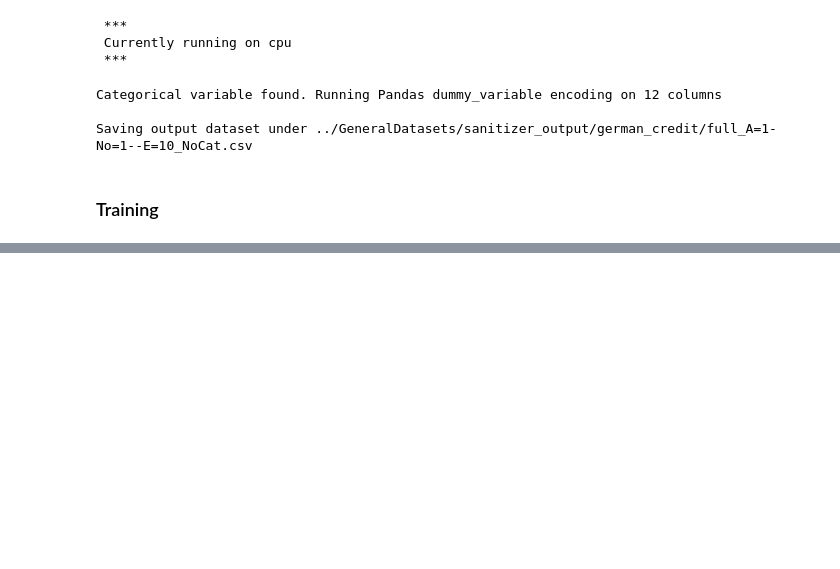
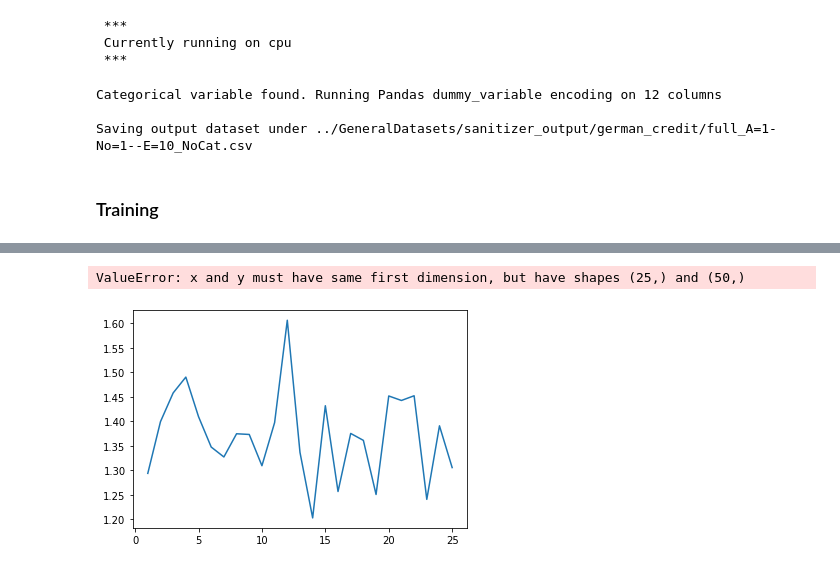
Before and after one commit to jctaillandier/reconstructor, a Jupyter notebook: reconstructor.ipynb, the cells around one changed output, grey strips where cells are left out. Saved outputs shown, nothing was run; the diff lists cells and outputs as text; code cells hidden in the pictures; blank space fills up the shorter version.

```diff
--- a/reconstructor.ipynb
+++ b/reconstructor.ipynb
@@ -21,10 +24,10 @@ import tqdm
 import yaml
 import json
 import torch
+import random
 import os.path
 import warnings
 import importlib
-import random
 import torchvision
 import numpy as np
 import pandas as pd
@@ -32,14 +35,15 @@ from torch import nn
 import seaborn as sns
 from typing import List
 from torch.utils.data import *
+from torch.autograd import Variable
 import matplotlib.pyplot as plt
 from torch.utils import data as td
 from joblib import Parallel, delayed
 
-DEVICE = torch.device("cuda:0" if torch.cuda.is_available() else "cpu")
+device = torch.device("cuda:0" if torch.cuda.is_available() else "cpu")
 CPU_DEVICE = torch.device("cpu")
 GET_VALUE = lambda x: x.to(CPU_DEVICE).data.numpy().reshape(-1)[0]
-print(f"\n *** \n Currently running on {DEVICE}\n *** \n")
+print(f"\n *** \n Currently running on {device}\n *** \n")
 # %% [output]
  ***
  Currently running on cpu
@@ -237,0 +286,9 @@ AttributeError: 'PreProcessing' object has no attribute 'parameters'
+# %%
+plt.plot(np.arange(1,num_epochs+1), np.array(test_accuracy))
+plt.plot(np.arange(1,num_epochs+1), np.array(train_losses))
+plt.xlabel("Epochs")
+plt.ylabel("L1 Loss")
+plt.title("Training Loss")
+# %% [output]
+ValueError: x and y must have same first dimension, but have shapes (25,) and (50,)
+[figure, added]
```
Also changed, not shown: parts of 5 cells of this notebook, 2 other files.
